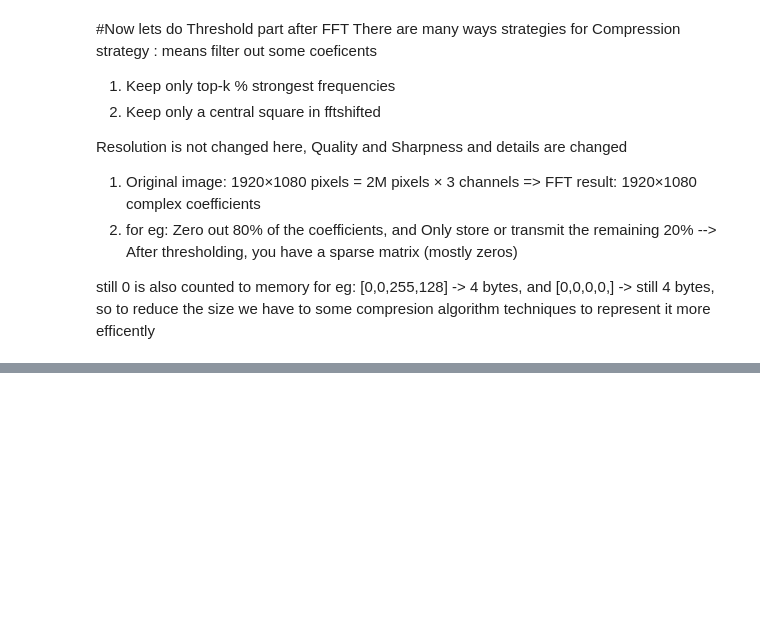
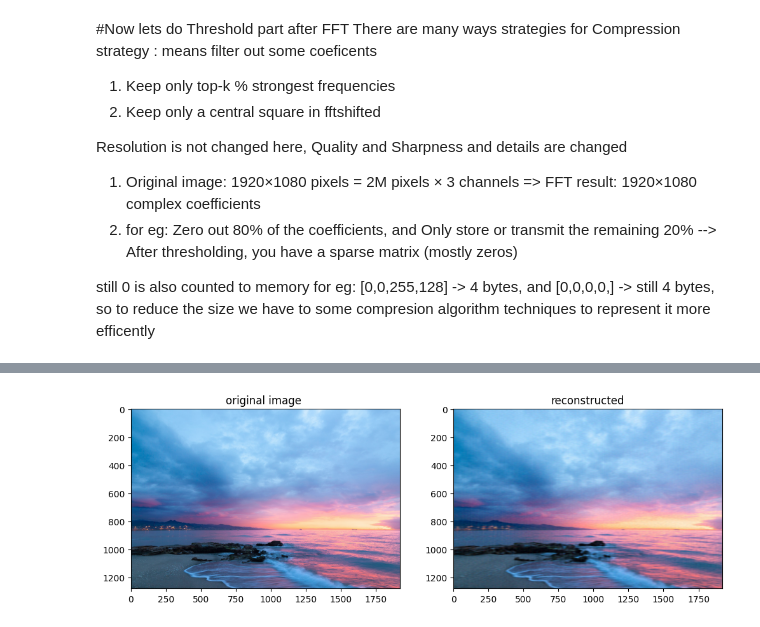
Before and after one commit to Jaseelkt007/Signal_processing, a Jupyter notebook: JPEG_compression.ipynb, the cells around one changed output, grey strips where cells are left out. Saved outputs shown, nothing was run; the diff lists cells and outputs as text; code cells hidden in the pictures; blank space fills up the shorter version.

```diff
--- a/JPEG_compression.ipynb
+++ b/JPEG_compression.ipynb
@@ -177,10 +180,100 @@ Note: Higher magnitude coefficients usually correspond to low frequencies but ca
 Threshold for Keeping the top 20% of coefficients by magnitude
 '''
 
-threshold_R = np.percentile(np.abs(coefficents_R),80) # compute the 80th percentile value of this 2D array = scalar value
-threshold_G = np.percentile(np.abs(coefficents_G),80)
-threshold_B = np.percentile(np.abs(coefficents_B),80)
+threshold_R = np.percentile(np.abs(coefficents_R),99) # compute the 80th percentile value of this 2D array = scalar value
+threshold_G = np.percentile(np.abs(coefficents_G),99)
+threshold_B = np.percentile(np.abs(coefficents_B),99)
 
 mask_R = np.abs(coefficents_R) >= threshold_R # create masks for filterout to keep only the higher energetic frequencies (top 20% frequencies in magnitude, mostly low frequencies)
 mask_G = np.abs(coefficents_G) >= threshold_G
 mask_B = np.abs(coefficents_B) >= threshold_B
+
+# Apply the mask
+coefficent_R_comp = coefficents_R * mask_R
+coefficent_G_comp = coefficents_G * mask_G
+coefficent_B_comp = coefficents_B * mask_B
+
+# Reconstruct
+image_recon_R , image_recon_G ,image_recon_B= np.fft.ifft2(coefficent_R_comp).real , np.fft.ifft2(coefficent_G_comp).real ,np.fft.ifft2(coefficent_B_comp).real
+image_recon_R , image_recon_G ,image_recon_B = np.clip(image_recon_R,0,255).astype(np.uint8),np.clip(image_recon_G,0,255).astype(np.uint8) , np.clip(image_recon_B,0,255).astype(np.uint8)
+image_recon = np.stack([image_recon_R,image_recon_G,image_recon_B], axis =2)
+
+# Now save it, take only the non zero FFt values, for storing
+indices_R = np.nonzero(mask_R) # return a tuple( row_indices , col_indices)
+indices_G = np.nonzero(mask_G)
+indices_B = np.nonzero(mask_B)
+
+values_R = coefficents_R[indices_R]
+values_G = coefficents_G[indices_G]
+values_B = coefficents_B[indices_B]
+
+# we are going to use ZIP compression algorithm for numpy arrays to store all non zero values,
+np.savez_compressed(
+    "compressed_RGB.npz",indices_R= indices_R, values_R=values_R, shape_R = coefficents_R.shape,
+    indices_G= indices_G, values_G=values_G, shape_G = coefficents_G.shape,
+    indices_B= indices_B, values_B=values_B, shape_B = coefficents_B.shape,
+
+)
+
+# Check the file size difference
+import os
+print("original image size : ", os.path.getsize('image_comp.jpg')/1024,"KB")
+print("Compressed fft size:", os.path.getsize('compressed_RGB.npz')/1024, "KB")
+
+# Now lets do the reconstruction from the compressed file.
+'''
+1. Load the compressed file to open .npz archive
+2. Retrieve the indices and values, and shape for R, G, B from the archeive
+3. Reconstruct the full FFT coefficient means create a new zero filled arrays with original shape
+4. Apply inverse FFT on the reconstructed coefficent arrays for each channel and take the real part
+5. clip them to 0 -255, then stack them together
+'''
+
+data = np.load("compressed_RGB.npz")
+indices_R = data["indices_R"] # tuple with (row , column) for R channel
+print("indices_R shape:", indices_R.shape)
+print("First few indices of indices_R:", indices_R[0][:10])
+values_R = data["values_R"] # stored FFT coefficents
+shape_R = tuple(data["shape_R"])
+
+# Similarly for G and B channel
+indices_G = data["indices_G"]
+values_G  = data["values_G"]
+shape_G   = tuple(data["shape_G"])
+
+indices_B = data["indices_B"]
+values_B  = data["values_B"]
+shape_B   = tuple(data["shape_B"])
+
+# Reconstruct full FFT arrays for each channel
+coef_R_full = np.zeros(shape_R, dtype=complex)
+coef_R_full[tuple(indices_R)] = values_R
+
+coef_G_full = np.zeros(shape_G, dtype=complex)
+coef_G_full[tuple(indices_G)] = values_G
+
+coef_B_full = np.zeros(shape_B, dtype=complex)
+coef_B_full[tuple(indices_B)] = values_B
+
+# Inverse FFt to obtain each channel color code.
+R_rec = np.fft.ifft2(coef_R_full).real
+G_rec = np.fft.ifft2(coef_G_full).real
+B_rec = np.fft.ifft2(coef_B_full).real
+
+# Clip and stack
+R_rec, G_rec, B_rec = np.clip(R_rec, 0,255).astype(np.uint8) ,np.clip(G_rec, 0,255).astype(np.uint8),np.clip(B_rec, 0,255).astype(np.uint8)
+reconst_image = np.stack([R_rec, G_rec, B_rec], axis=2)
+
+
+
+
+plt.figure(figsize=(12,10))
+plt.subplot(1,2,1)
+plt.imshow(image)
+plt.title("original image ")
+plt.subplot(1,2,2)
+plt.imshow(reconst_image)
+plt.title("reconstructed")
+mae = np.mean((np.abs(image.astype(np.float64)))-(np.abs(image_recon.astype(np.float64))))
+print("mean absolute errror", mae)
+# %% [output]
@@ -186,0 +285 @@ mask_B = np.abs(coefficents_B) >= threshold_B
+[figure, added]
```
Also changed, not shown: parts of 12 cells of this notebook.
